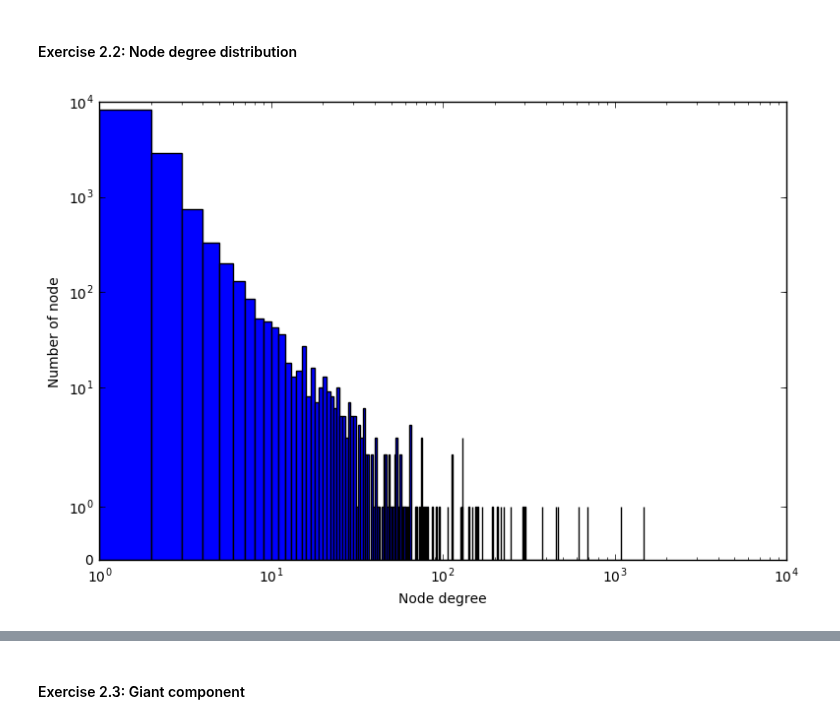
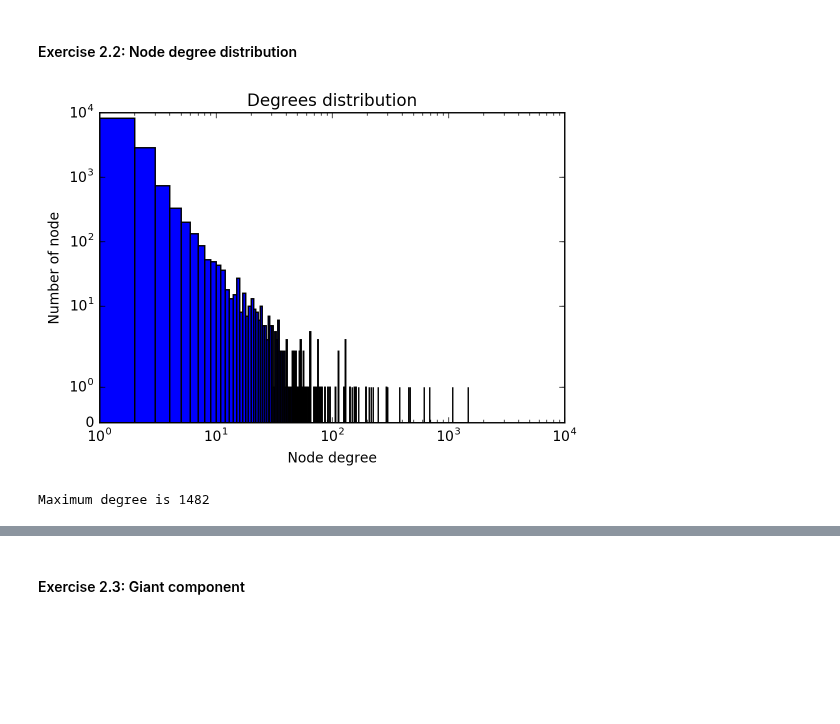
Before and after one commit to raphaelBarman/internetAnalytics, a Jupyter notebook: ix-lab2/notebooks/ix-lab2-notebook-part1.ipynb, the cells around one changed output, grey strips where cells are left out. Cells and saved outputs as stored; diff of their text form; code cells hidden in the pictures; blank space fills up the shorter version.

```diff
--- a/ix-lab2/notebooks/ix-lab2-notebook-part1.ipynb
+++ b/ix-lab2/notebooks/ix-lab2-notebook-part1.ipynb
@@ -48,14 +52,15 @@ Number of edges: 18584
 # %% [markdown]
 #### Exercise 2.2:  Node degree distribution
 # %%
-plt.rcParams["figure.figsize"][0] = 9.0
-plt.rcParams["figure.figsize"][1] = 6.0
-degrees = [x for x in nx.degree(graph).values()]
+degrees = list(nx.degree(graph).values())
 plt.hist(degrees, bins=np.arange(0,max(degrees)+1,1));
+plt.title('Degrees distribution')
 plt.xscale('log')
 plt.yscale('symlog')
 plt.xlabel("Node degree")
 plt.ylabel("Number of node")
 plt.show()
+print('Maximum degree is',max(degrees))
 # %% [output]
-[figure, old version]
+[figure, new version]
+Maximum degree is 1482
```
Also changed, not shown: parts of 28 cells of this notebook.
